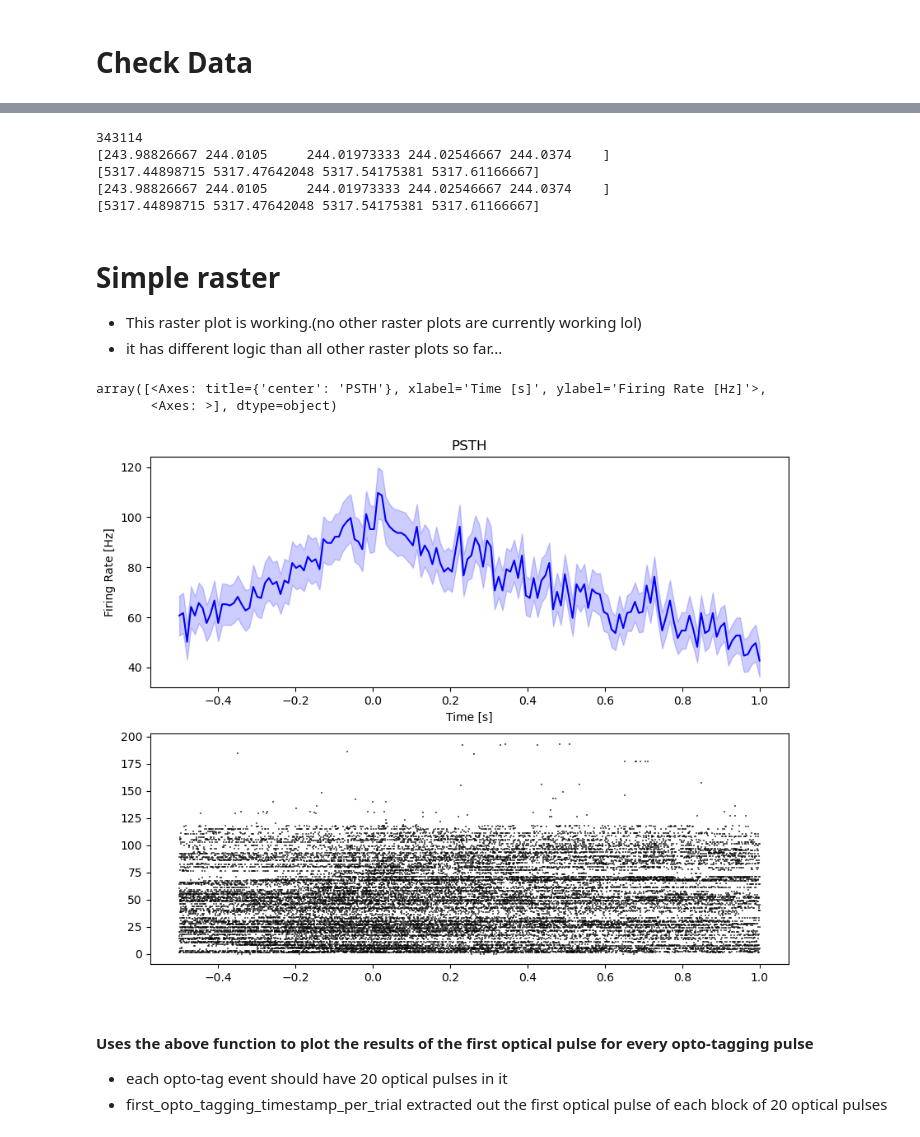
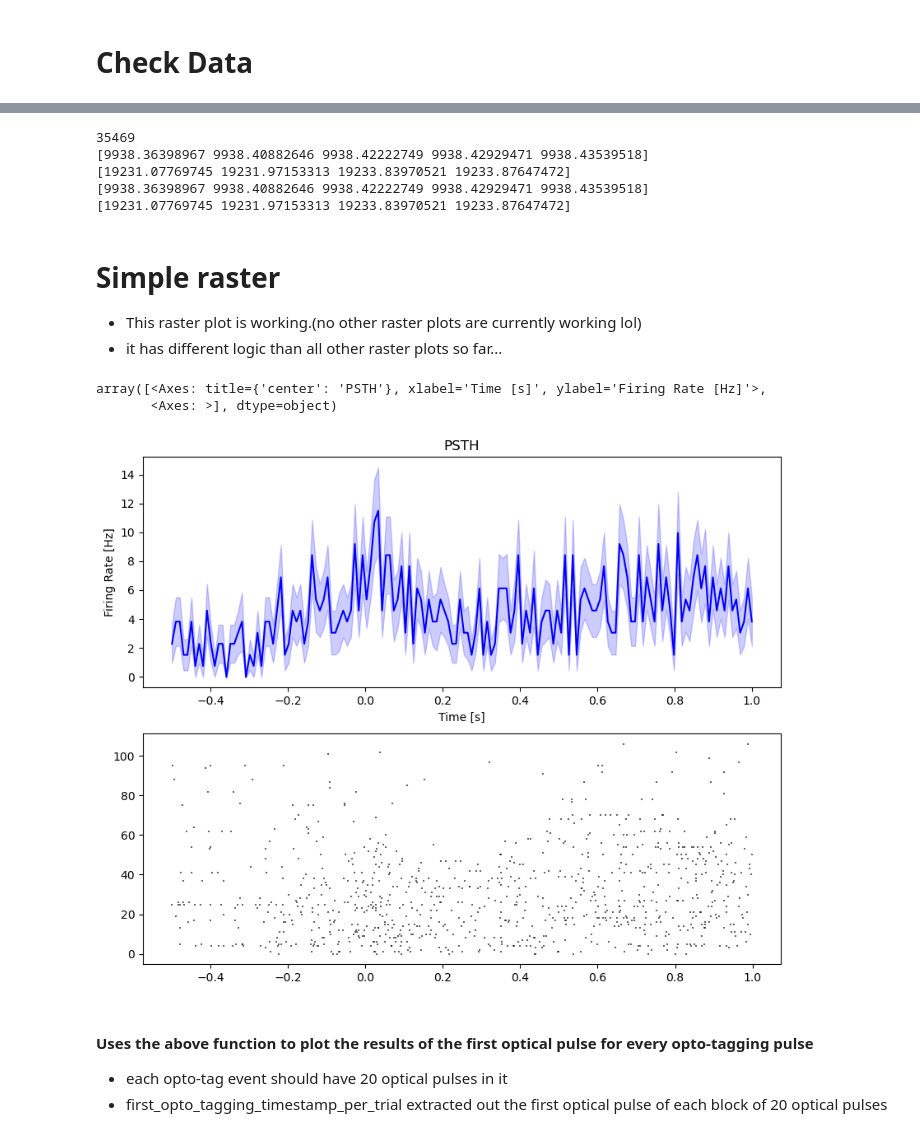
Before and after one commit to granthughes1999/NWB_and_Reaching_analysis, a Jupyter notebook: mice/Reach15/analyze_data/03_psth_raster_NWB.ipynb, the cells around one changed output, grey strips where cells are left out. Saved outputs shown, nothing was run; the diff lists cells and outputs as text; code cells hidden in the pictures.

```diff
--- a/mice/Reach15/analyze_data/03_psth_raster_NWB.ipynb
+++ b/mice/Reach15/analyze_data/03_psth_raster_NWB.ipynb
@@ -542,5 +542,5 @@ class nwb_loader:
 # %%
 #mouse_nwb = r"G:\Grant\neuropixels\nwb\reach7_07_2024-12-04_20-57-49_008" THIS NWB FILE DOES NOT HAVE PROBE C / MoP
 
-mouse_nwb = r'G:\Grant\neuropixels\nwb\reach7_07_2024-12-04_20-57-49_008____2025-01-31_19-11-29'
+mouse_nwb = r"G:\Grant\neuropixels\nwb\Reach15"
 mouse_id = nwb_loader(mouse_nwb)
@@ -1151,11 +1325,11 @@ spike_times = np.sort(spike_times)
 print(spike_times[0:5])
 print(spike_times[-5:-1])
 # %% [output]
-343114
-[243.98826667 244.0105     244.01973333 244.02546667 244.0374    ]
-[5317.44898715 5317.47642048 5317.54175381 5317.61166667]
-[243.98826667 244.0105     244.01973333 244.02546667 244.0374    ]
-[5317.44898715 5317.47642048 5317.54175381 5317.61166667]
+35469
+[9938.36398967 9938.40882646 9938.42222749 9938.42929471 9938.43539518]
+[19231.07769745 19231.97153313 19233.83970521 19233.87647472]
+[9938.36398967 9938.40882646 9938.42222749 9938.42929471 9938.43539518]
+[19231.07769745 19231.97153313 19233.83970521 19233.87647472]
 # %% [markdown]
 # Simple raster
 - This raster plot is working.(no other raster plots are currently working lol)
@@ -1189,35 +1363,35 @@ def singleUnit_psth_raster_test(spike_times, event_times, pre, post, bin_size=0.
 
     for t, time in enumerate(event_times):
         trial_spikes = spike_times[(spike_times > time-pre) & (spike_times < time+post)]
         trial_spikes = trial_spikes - time
         # print(f'trial_spikes: {trial_spikes[0:5]}')
         # print(f'time-post: {time-post}')
         # print(f'time+post: {time+post}')
 
         ax[1].scatter(trial_spikes,
                 [t] * len(trial_spikes),  # Use `t` as the y-value for each trial
                 marker='|',
                 color='black',
                 s=1,
                 alpha=0.6)
 
     return ax
 
 
 
 
-unit_idx = 3
+unit_idx = 1
 pre = 0.5
 post = 1
 probeLetter = 'C'
 df1 = df_units[df_units.probe == probeLetter][df_units.KSlabel == 2]
 spike_times = df1.spike_times.values[unit_idx]
 event_times = stimROI_start_times
 singleUnit_psth_raster_test(spike_times=spike_times, event_times=event_times, pre=pre, post=post, bin_size=0.01)
 # %% [output]
 array([<Axes: title={'center': 'PSTH'}, xlabel='Time [s]', ylabel='Firing Rate [Hz]'>,
        <Axes: >], dtype=object)
-[figure, old version]
+[figure, new version]
 # %% [markdown]
 #### Uses the above function to plot the results of the first optical pulse for every opto-tagging pulse
 - each opto-tag event should have 20 optical pulses in it
```
Also changed, not shown: parts of 38 cells of this notebook, 8 other files.
